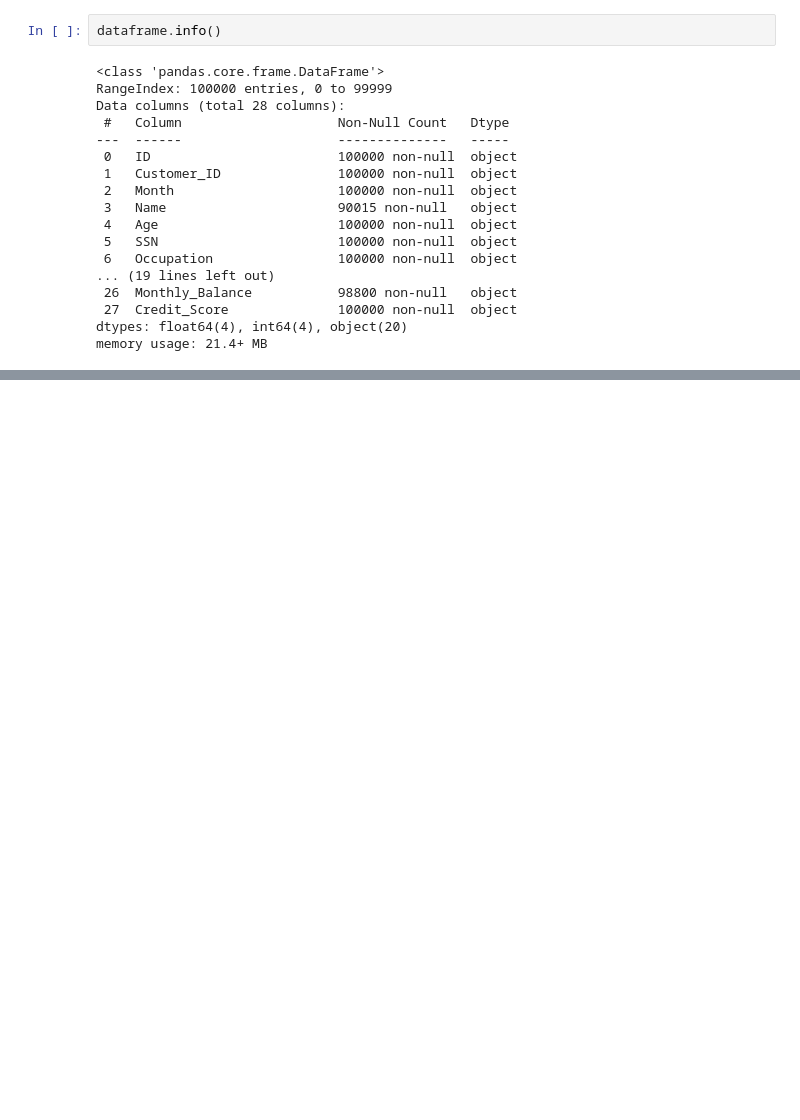
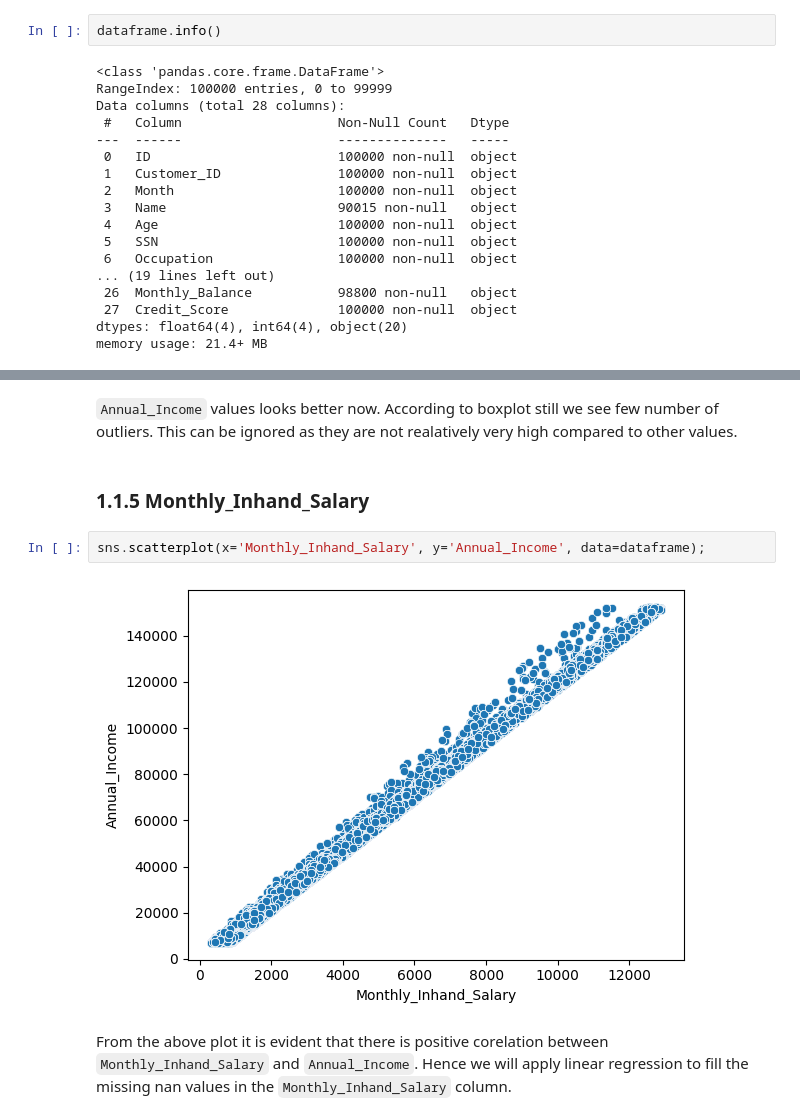
Before and after one commit to praveenbm1997/CreditScoringSystem, a Jupyter notebook: Credit Scoring System.ipynb, the cells around one changed output, grey strips where cells are left out. Cells and saved outputs as stored; diff of their text form; blank space fills up the shorter version.

````diff
--- a/Credit Scoring System.ipynb
+++ b/Credit Scoring System.ipynb
@@ -59,0 +133,10 @@ dataframe.describe()
+# %% [markdown]
+```Annual_Income``` values looks better now. According to boxplot still we see few number of outliers. This can be ignored as they are not realatively very high compared to other values.
+# %% [markdown]
+### 1.1.5 Monthly_Inhand_Salary
+# %%
+sns.scatterplot(x='Monthly_Inhand_Salary', y='Annual_Income', data=dataframe);
+# %% [output]
+[figure, added]
+# %% [markdown]
+From the above plot it is evident that there is positive corelation between ``Monthly_Inhand_Salary`` and ``Annual_Income``. Hence we will apply linear regression to fill the missing nan values in the ``Monthly_Inhand_Salary`` column.
````
Also changed, not shown: parts of 75 cells of this notebook, 2 other files.
